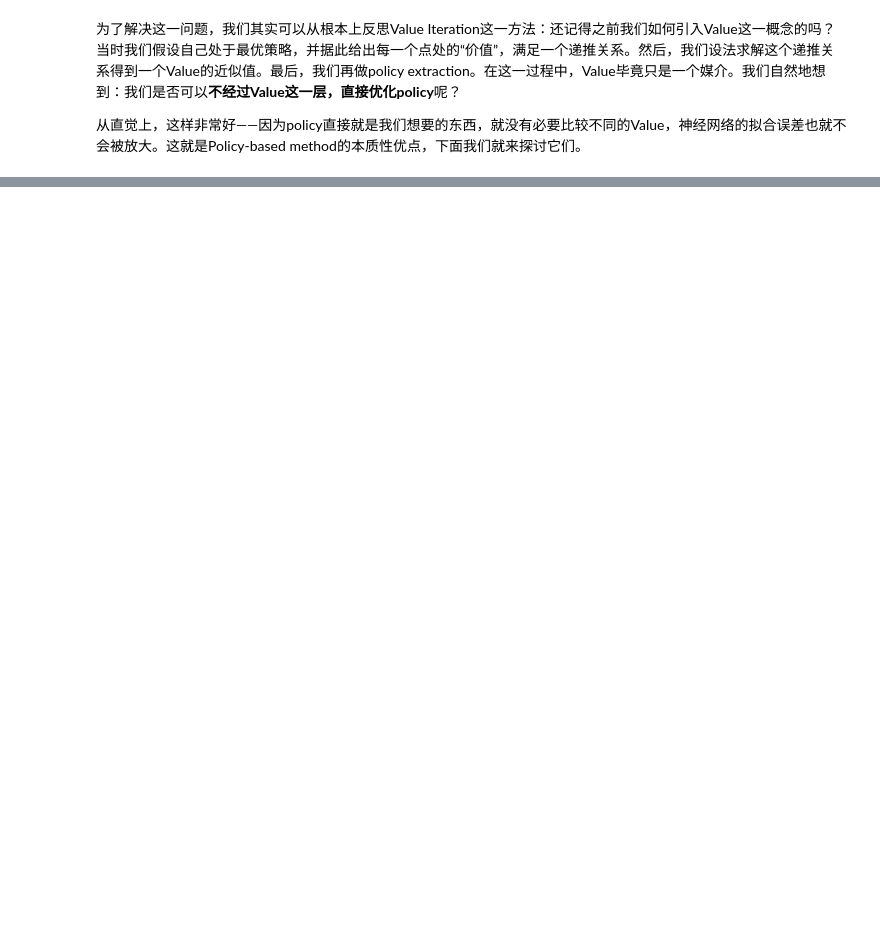
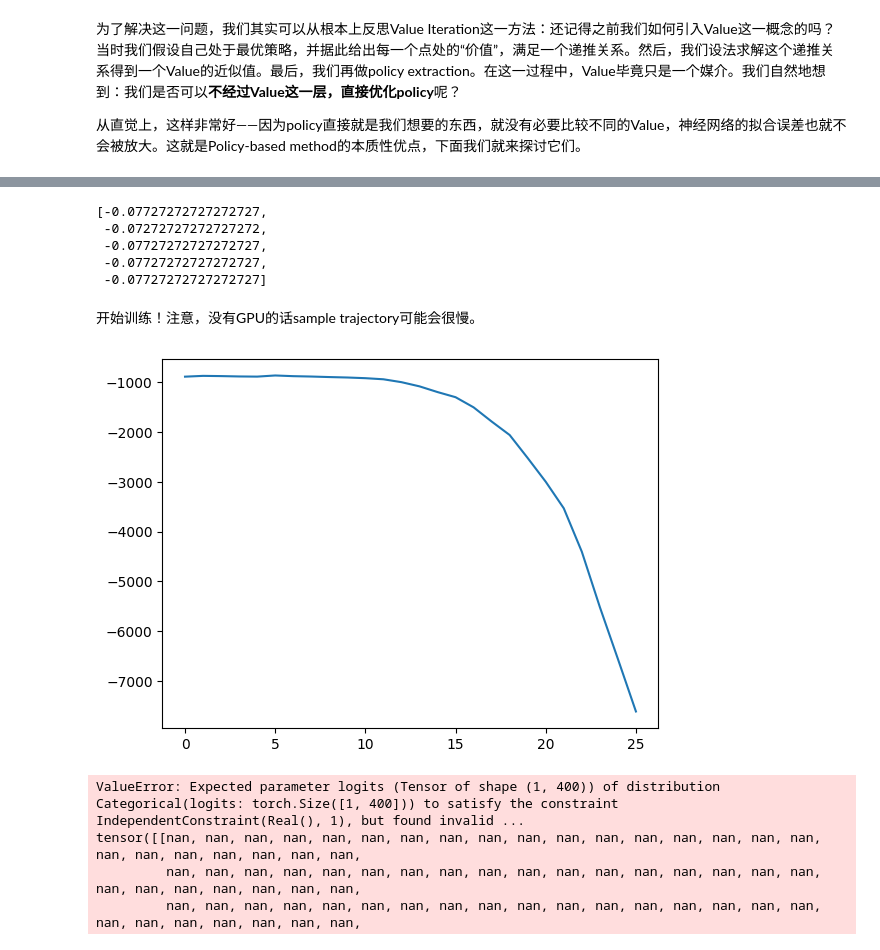
Before and after one commit to Hidden-Hyperparameter/RL-notes, a Jupyter notebook: tutorials/0-intro.ipynb, the cells around one changed output, grey strips where cells are left out. Cells and saved outputs as stored; diff of their text form; code cells hidden in the pictures; blank space fills up the shorter version.

```diff
--- a/tutorials/0-intro.ipynb
+++ b/tutorials/0-intro.ipynb
@@ -653,6 +654,7 @@ def demonstrate_policy(net):
         cum_r += pgame.get_reward(state)
         state = pgame.get_transition(state,best_act)
         if state is None:
+            succeed = True
             break
         pgame.set_state(state)
         if time % 20 == 1:
@@ -949,0 +999,9 @@ print(sorted(lst,reverse=True,key=lambda x: x[1])[:5])
+# %%
+from utils import device
+import torch
+import torch.nn as nn
+import torch.nn.functional as F
+from torch.utils.data import DataLoader
+from tqdm import tqdm
+from utils_0_intro import PixelGame
+pgame = PixelGame()
@@ -949,0 +1105,14 @@ print(sorted(lst,reverse=True,key=lambda x: x[1])[:5])
+# %%
+c = collect_rollout(agent,horizon=5)
+# %%
+states,actions,rewards,truncates,action_masks = c
+# %%
+rewards
+# %% [output]
+[-0.07727272727272727,
+ -0.07272727272727272,
+ -0.07727272727272727,
+ -0.07727272727272727,
+ -0.07727272727272727]
+# %% [markdown]
+开始训练！注意，没有GPU的话sample trajectory可能会很慢。
@@ -949,0 +1121,29 @@ print(sorted(lst,reverse=True,key=lambda x: x[1])[:5])
+# %%
+agent = PolicyGrad().to(device)
+optimizer = torch.optim.Adam(agent.parameters(),lr=1e-3)
+for iteration in range(20):
+    dataloader = get_dataloader(agent)
+    with tqdm(dataloader) as bar:
+        losses = []
+        tot_cum_reward = 0
+        tot_cnt = 0
+        for item in bar:
+            states = item['states'].to(device);actions = item['actions'].to(device);rewards = item['rewards'].to(device);truncated = item['truncated'].to(device);act_masks = item['actmask'].to(device)
+            tot_cnt += rewards.shape[0]
+            tot_cum_reward += rewards.sum(dim=0)
+            probs = agent.get_prob(states.reshape(-1,1,10,10) , actions.reshape(-1),action_mask=act_masks.reshape(-1,400)).reshape(states.shape[0],-1) # [batch,T]
+            j = (probs.log() * (1-truncated)).sum(dim=-1) * (rewards)
+            optimizer.zero_grad()
+            loss = -j.mean(dim=0)
+            loss.backward()
+            optimizer.step()
+            losses.append(loss.detach().cpu().item())
+            bar.set_description(f'Iteration {iteration}: loss {sum(losses)/len(losses):.4f}, avg cum-reward: {tot_cum_reward/tot_cnt:.4f}')
+        plt.plot(list(range(len(losses))),losses)
+        plt.show()
+# %% [output]
+[figure, added]
+ValueError: Expected parameter logits (Tensor of shape (1, 400)) of distribution Categorical(logits: torch.Size([1, 400])) to satisfy the constraint IndependentConstraint(Real(), 1), but found invalid ...
+tensor([[nan, nan, nan, nan, nan, nan, nan, nan, nan, nan, nan, nan, nan, nan, nan, nan, nan, nan, nan, nan, nan, nan, nan, nan,
+         nan, nan, nan, nan, nan, nan, nan, nan, nan, nan, nan, nan, nan, nan, nan, nan, nan, nan, nan, nan, nan, nan, nan, nan,
+         nan, nan, nan, nan, nan, nan, nan, nan, nan, nan, nan, nan, nan, nan, nan, nan, nan, nan, nan, nan, nan, nan, nan, nan,
```
Also changed, not shown: parts of 37 cells of this notebook, 2 other files.
